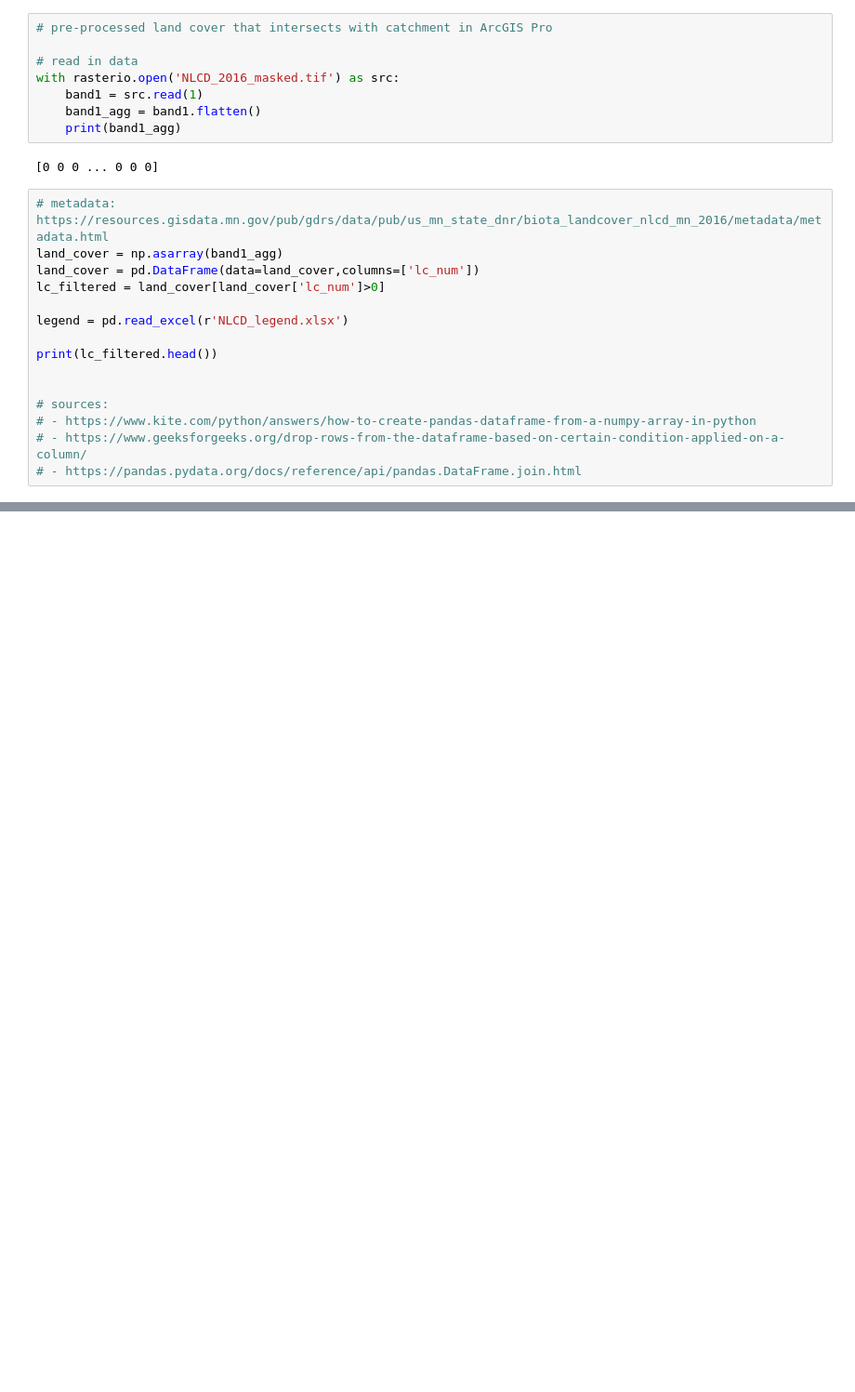
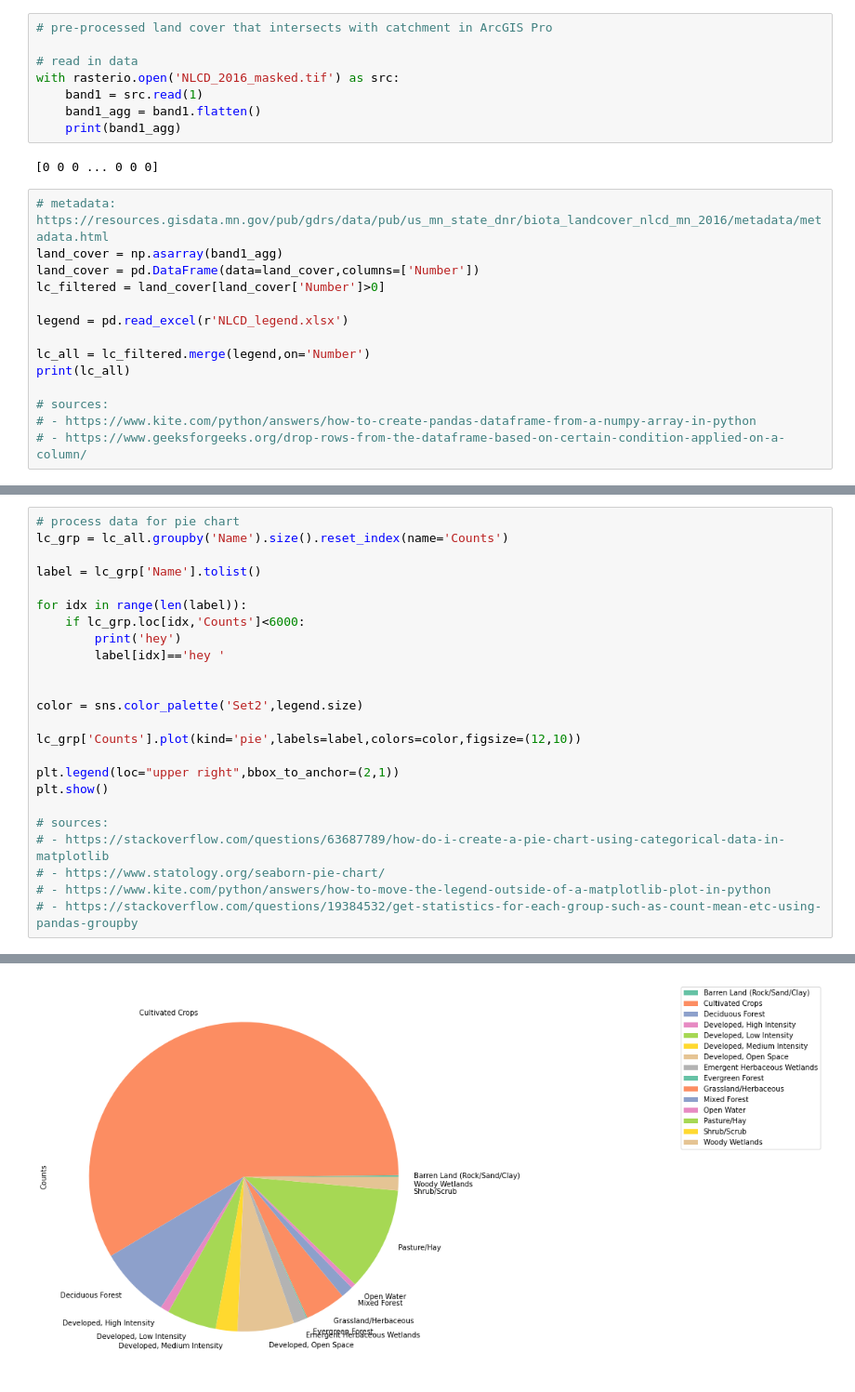
Before and after one commit to Carson-DeSotel/zumbro-flow-prediction, a Jupyter notebook: Watershed Delineation + Land Use.ipynb, the cells around one changed output, grey strips where cells are left out. Shown at 93% size. Cells and saved outputs as stored; diff of their text form; blank space fills up the shorter version.

Commit message:
pie charts of land use

```diff
--- a/Watershed Delineation + Land Use.ipynb
+++ b/Watershed Delineation + Land Use.ipynb
@@ -230,16 +225,15 @@ with rasterio.open('NLCD_2016_masked.tif') as src:
 # %%
 # metadata: https://resources.gisdata.mn.gov/pub/gdrs/data/pub/us_mn_state_dnr/biota_landcover_nlcd_mn_2016/metadata/metadata.html
 land_cover = np.asarray(band1_agg)
-land_cover = pd.DataFrame(data=land_cover,columns=['lc_num'])
-lc_filtered = land_cover[land_cover['lc_num']>0]
+land_cover = pd.DataFrame(data=land_cover,columns=['Number'])
+lc_filtered = land_cover[land_cover['Number']>0]
 
 legend = pd.read_excel(r'NLCD_legend.xlsx')
 
-print(lc_filtered.head())
-
+lc_all = lc_filtered.merge(legend,on='Number')
+print(lc_all)
 
 # sources:
 # - https://www.kite.com/python/answers/how-to-create-pandas-dataframe-from-a-numpy-array-in-python
 # - https://www.geeksforgeeks.org/drop-rows-from-the-dataframe-based-on-certain-condition-applied-on-a-column/
-# - https://pandas.pydata.org/docs/reference/api/pandas.DataFrame.join.html
 # %% [output]
@@ -251,0 +254,25 @@ print(lc_filtered.head())
+# %%
+# process data for pie chart
+lc_grp = lc_all.groupby('Name').size().reset_index(name='Counts')
+
+label = lc_grp['Name'].tolist()
+
+for idx in range(len(label)):
+    if lc_grp.loc[idx,'Counts']<6000:
+        print('hey')
+        label[idx]=='hey '
+
+
+color = sns.color_palette('Set2',legend.size)
+
+lc_grp['Counts'].plot(kind='pie',labels=label,colors=color,figsize=(12,10))
+
+plt.legend(loc="upper right",bbox_to_anchor=(2,1))
+plt.show()
+
+# sources:
+# - https://stackoverflow.com/questions/63687789/how-do-i-create-a-pie-chart-using-categorical-data-in-matplotlib
+# - https://www.statology.org/seaborn-pie-chart/
+# - https://www.kite.com/python/answers/how-to-move-the-legend-outside-of-a-matplotlib-plot-in-python
+# - https://stackoverflow.com/questions/19384532/get-statistics-for-each-group-such-as-count-mean-etc-using-pandas-groupby
+# %% [output]
@@ -251,0 +283 @@ print(lc_filtered.head())
+[figure, added]
```
Also changed, not shown: parts of 5 cells of this notebook.
